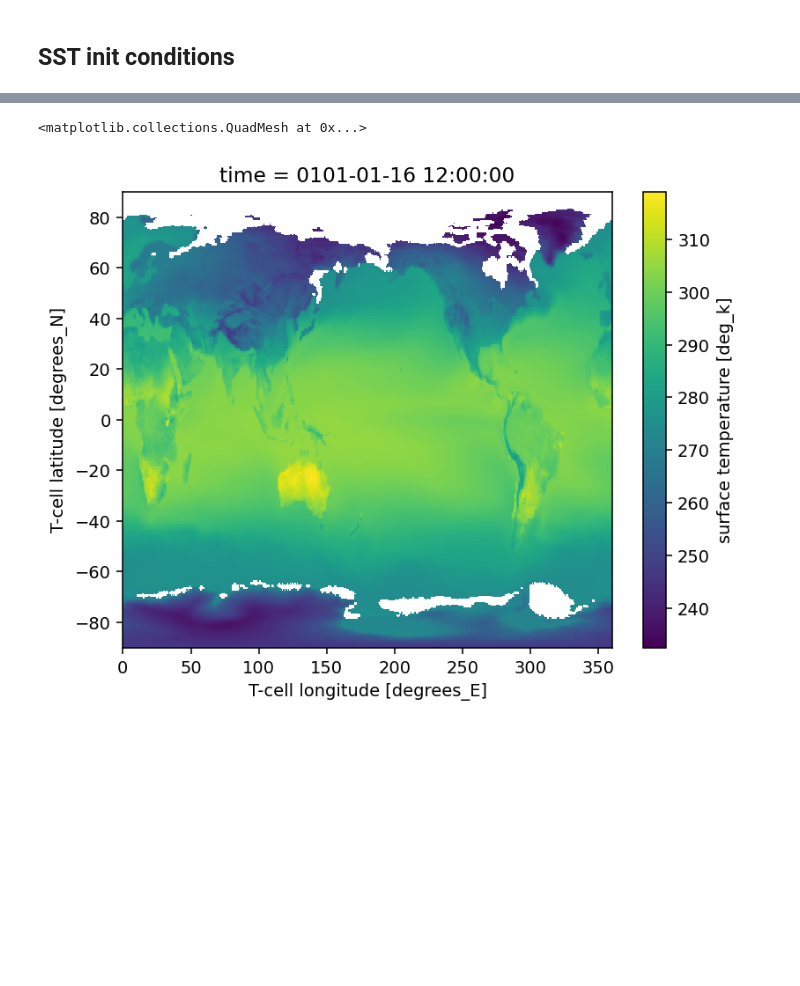
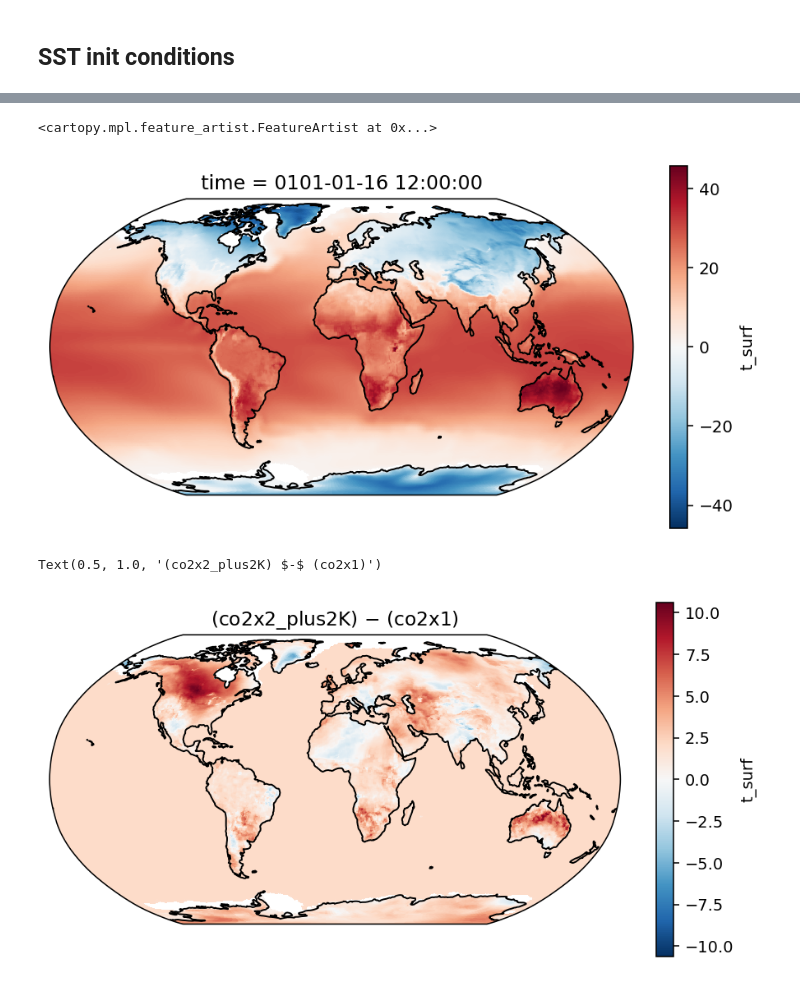
Before and after one commit to bbuchovecky/itcz_phys, a Jupyter notebook: notebooks/05_am2.5-spin-up.ipynb, the cells around one changed output, grey strips where cells are left out. Cells and saved outputs as stored; diff of their text form; code cells hidden in the pictures; blank space fills up the shorter version.

```diff
--- a/notebooks/05_am2.5-spin-up.ipynb
+++ b/notebooks/05_am2.5-spin-up.ipynb
@@ -369,7 +315,21 @@ co2x2_plus2k = getoutput('CTL1990s_2xCO2_plus2K', 'atmos_month', getAll=True)
 # %%
 ice_mask = xr.where(co2x2_plus2k['ice_mask'].isel(time=0)>0.15, 1, 0)
 # %%
-co2x2_plus2k['t_surf'].isel(time=0).where(ice_mask == 0).plot()
+map_proj = ccrs.Robinson()
+fig,ax = plt.subplots(figsize=(8,4), subplot_kw={'projection': map_proj})
+
+(co2x2_plus2k['t_surf'].isel(time=0)-273.15).where(ice_mask == 0).plot(ax=ax, transform=ccrs.PlateCarree())
+ax.coastlines()
 # %% [output]
-<matplotlib.collections.QuadMesh at 0x...>
+<cartopy.mpl.feature_artist.FeatureArtist at 0x...>
-[figure, old version]
+[figure, new version]
+# %%
+map_proj = ccrs.Robinson()
+fig,ax = plt.subplots(figsize=(8,4), subplot_kw={'projection': map_proj})
+
+(co2x2_plus2k['t_surf'].isel(time=0) - co2x1['t_surf'].isel(time=0)).where(ice_mask == 0).plot(ax=ax, transform=ccrs.PlateCarree())
+ax.coastlines()
+ax.set_title('(co2x2_plus2K) $-$ (co2x1)')
+# %% [output]
+Text(0.5, 1.0, '(co2x2_plus2K) $-$ (co2x1)')
+[figure, new version]
```
Also changed, not shown: parts of 10 cells of this notebook, 1 other file.
